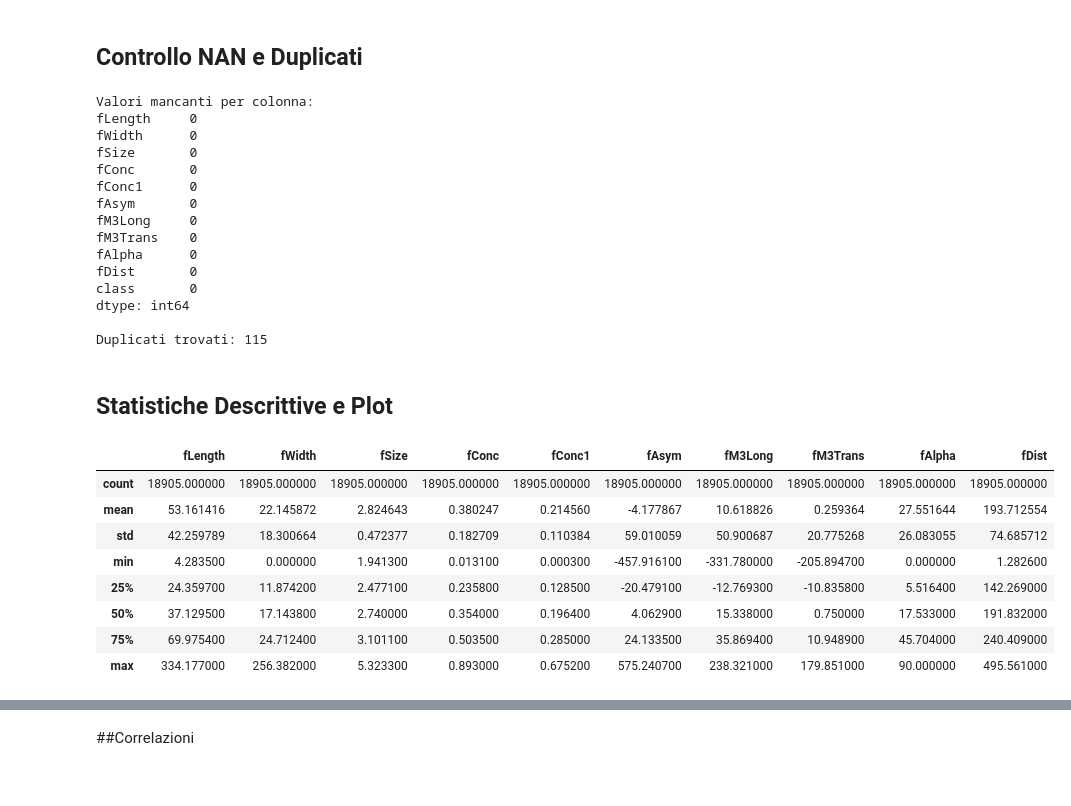
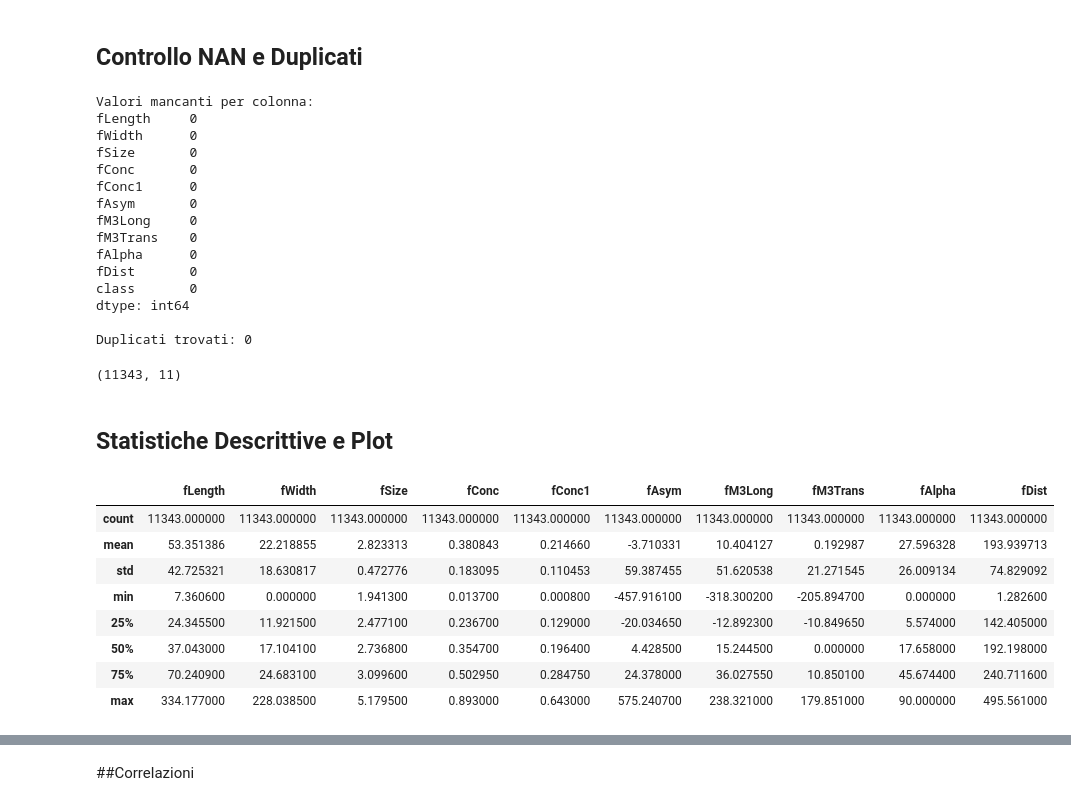
Before and after one commit to maatitass/architettura-progetto, a Jupyter notebook: ProgettoMLbonni.ipynb, the cells around one changed output, grey strips where cells are left out. Cells and saved outputs as stored; diff of their text form; code cells hidden in the pictures.

```diff
--- a/ProgettoMLbonni.ipynb
+++ b/ProgettoMLbonni.ipynb
@@ -112,6 +92,32 @@ class
 1    12332
 0     6688
 Name: count, dtype: int64
+# %%
+# Prepariamo X e y dai dati ORIGINALI (non ancora scalati)
+X = df.drop(['class'], axis=1)
+y = df['class']
+seed = 42
+
+# 1. Primo split: separiamo il Training Set (60%) da un set temporaneo (40%)
+X_train, X_temp, y_train, y_temp = train_test_split(
+    X,
+    y,
+    test_size=0.4,
+    random_state=seed,
+    stratify=y
+)
+
+# 2. Secondo split: dividiamo il set temporaneo esattamente a metà (50% a testa)
+# In questo modo il 30% iniziale diventa: 20% Validation e 20% Test rispetto al totale
+X_val, X_test, y_val, y_test = train_test_split(
+    X_temp,
+    y_temp,
+    test_size=0.5,
+    random_state=seed,
+    stratify=y_temp
+)
+# %%
+df_train= pd.concat([X_train, y_train], axis=1)
 # %% [markdown]
 # Analisi Esplorativa
 # %% [markdown]
@@ -124,7 +130,7 @@ print(df.isnull().sum())
 # Verifica dei duplicati
 print(f"\nDuplicati trovati: {df.duplicated().sum()}")
 # Elimina duplicati
-df = df.drop_duplicates()
+df_train = df_train.drop_duplicates()
 # %% [output]
 Valori mancanti per colonna:
 fLength     0
@@ -140,20 +146,24 @@ fDist       0
 class       0
 dtype: int64
 
-Duplicati trovati: 115
+Duplicati trovati: 0
+# %%
+df_train.shape
+# %% [output]
+(11343, 11)
 # %% [markdown]
 ## Statistiche Descrittive e Plot
 # %%
-df.describe()
+df_train.describe()
 # %% [output]
 |  | fLength | fWidth | fSize | fConc | fConc1 | fAsym | fM3Long | fM3Trans | fAlpha | fDist |
-| count | 18905.000000 | 18905.000000 | 18905.000000 | 18905.000000 | 18905.000000 | 18905.000000 | 18905.000000 | 18905.000000 | 18905.000000 | 18905.000000 |
-| mean | 53.161416 | 22.145872 | 2.824643 | 0.380247 | 0.214560 | -4.177867 | 10.618826 | 0.259364 | 27.551644 | 193.712554 |
-| std | 42.259789 | 18.300664 | 0.472377 | 0.182709 | 0.110384 | 59.010059 | 50.900687 | 20.775268 | 26.083055 | 74.685712 |
-| min | 4.283500 | 0.000000 | 1.941300 | 0.013100 | 0.000300 | -457.916100 | -331.780000 | -205.894700 | 0.000000 | 1.282600 |
-| 25% | 24.359700 | 11.874200 | 2.477100 | 0.235800 | 0.128500 | -20.479100 | -12.769300 | -10.835800 | 5.516400 | 142.269000 |
-| 50% | 37.129500 | 17.143800 | 2.740000 | 0.354000 | 0.196400 | 4.062900 | 15.338000 | 0.750000 | 17.533000 | 191.832000 |
-| 75% | 69.975400 | 24.712400 | 3.101100 | 0.503500 | 0.285000 | 24.133500 | 35.869400 | 10.948900 | 45.704000 | 240.409000 |
-| max | 334.177000 | 256.382000 | 5.323300 | 0.893000 | 0.675200 | 575.240700 | 238.321000 | 179.851000 | 90.000000 | 495.561000 |
+| count | 11343.000000 | 11343.000000 | 11343.000000 | 11343.000000 | 11343.000000 | 11343.000000 | 11343.000000 | 11343.000000 | 11343.000000 | 11343.000000 |
+| mean | 53.351386 | 22.218855 | 2.823313 | 0.380843 | 0.214660 | -3.710331 | 10.404127 | 0.192987 | 27.596328 | 193.939713 |
+| std | 42.725321 | 18.630817 | 0.472776 | 0.183095 | 0.110453 | 59.387455 | 51.620538 | 21.271545 | 26.009134 | 74.829092 |
+| min | 7.360600 | 0.000000 | 1.941300 | 0.013700 | 0.000800 | -457.916100 | -318.300200 | -205.894700 | 0.000000 | 1.282600 |
+| 25% | 24.345500 | 11.921500 | 2.477100 | 0.236700 | 0.129000 | -20.034650 | -12.892300 | -10.849650 | 5.574000 | 142.405000 |
+| 50% | 37.043000 | 17.104100 | 2.736800 | 0.354700 | 0.196400 | 4.428500 | 15.244500 | 0.000000 | 17.658000 | 192.198000 |
+| 75% | 70.240900 | 24.683100 | 3.099600 | 0.502950 | 0.284750 | 24.378000 | 36.027550 | 10.850100 | 45.674400 | 240.711600 |
+| max | 334.177000 | 228.038500 | 5.179500 | 0.893000 | 0.643000 | 575.240700 | 238.321000 | 179.851000 | 90.000000 | 495.561000 |
 # %%
 # Diagramma a torta
```
Also changed, not shown: parts of 41 cells of this notebook.
